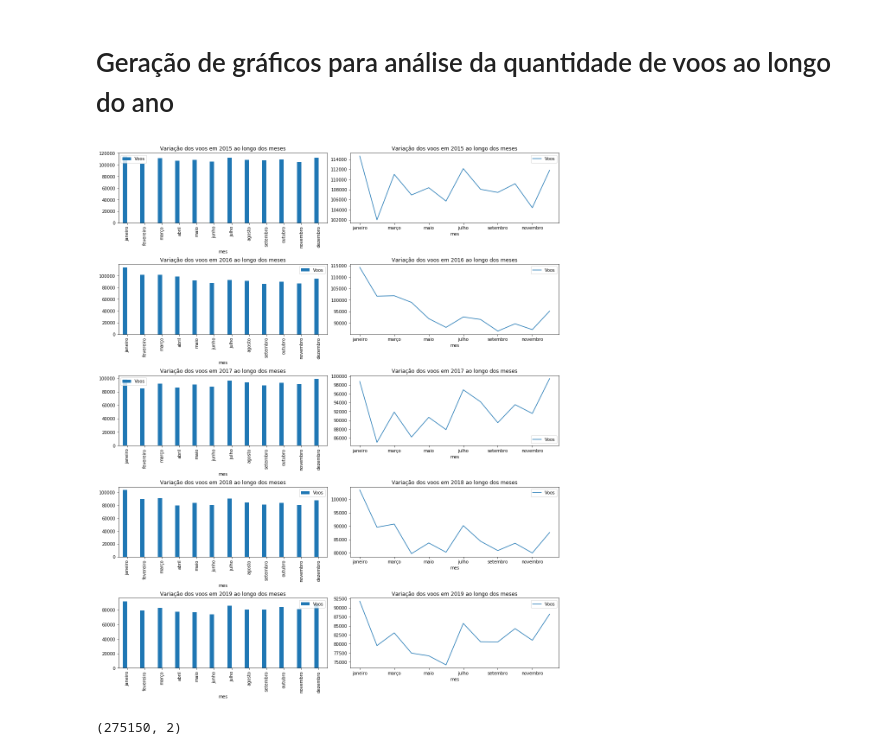
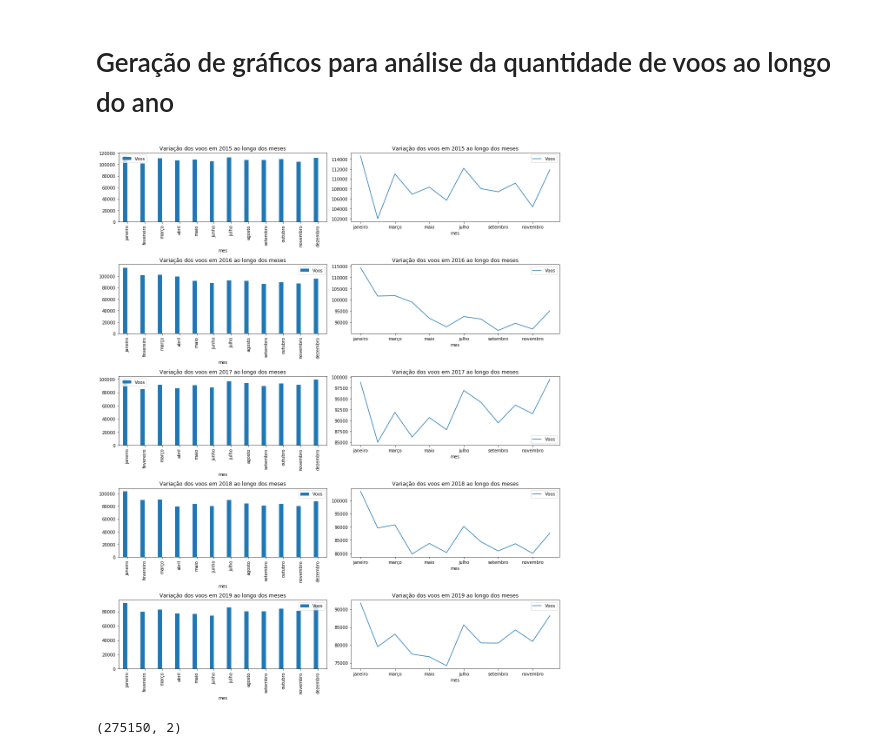
Before and after one commit to LeandroBarbosaBento/Projeto01_MATA62, a Jupyter notebook: 2_Tratando_Dados_e_Visualização.ipynb, the cells around one changed output. Drawn from its saved outputs; the diff is of its cells as text; code cells hidden in the pictures.

```diff
--- a/2_Tratando_Dados_e_Visualização.ipynb
+++ b/2_Tratando_Dados_e_Visualização.ipynb
@@ -202,11 +224,11 @@ ax10.set_title('Variação dos voos em 2019 ao longo dos meses')
 ax10.legend(labels = ['Voos'])
 # %%
 #Exibir gráficos de análise dos voos ao longo dos meses em todos os anos
-fig.tight_layout(pad = 0.8)
+fig.tight_layout()
 fig.set_size_inches(15,18)
 fig
 # %% [output]
-[figure, old version]
+[figure, new version]
 # %%
 #Importar numpy para utilizar a função np.where() para adicionar a coluna atrasou ou não atrasou ao dataset.
 import numpy as np
```
Also changed, not shown: parts of 15 cells of this notebook.
